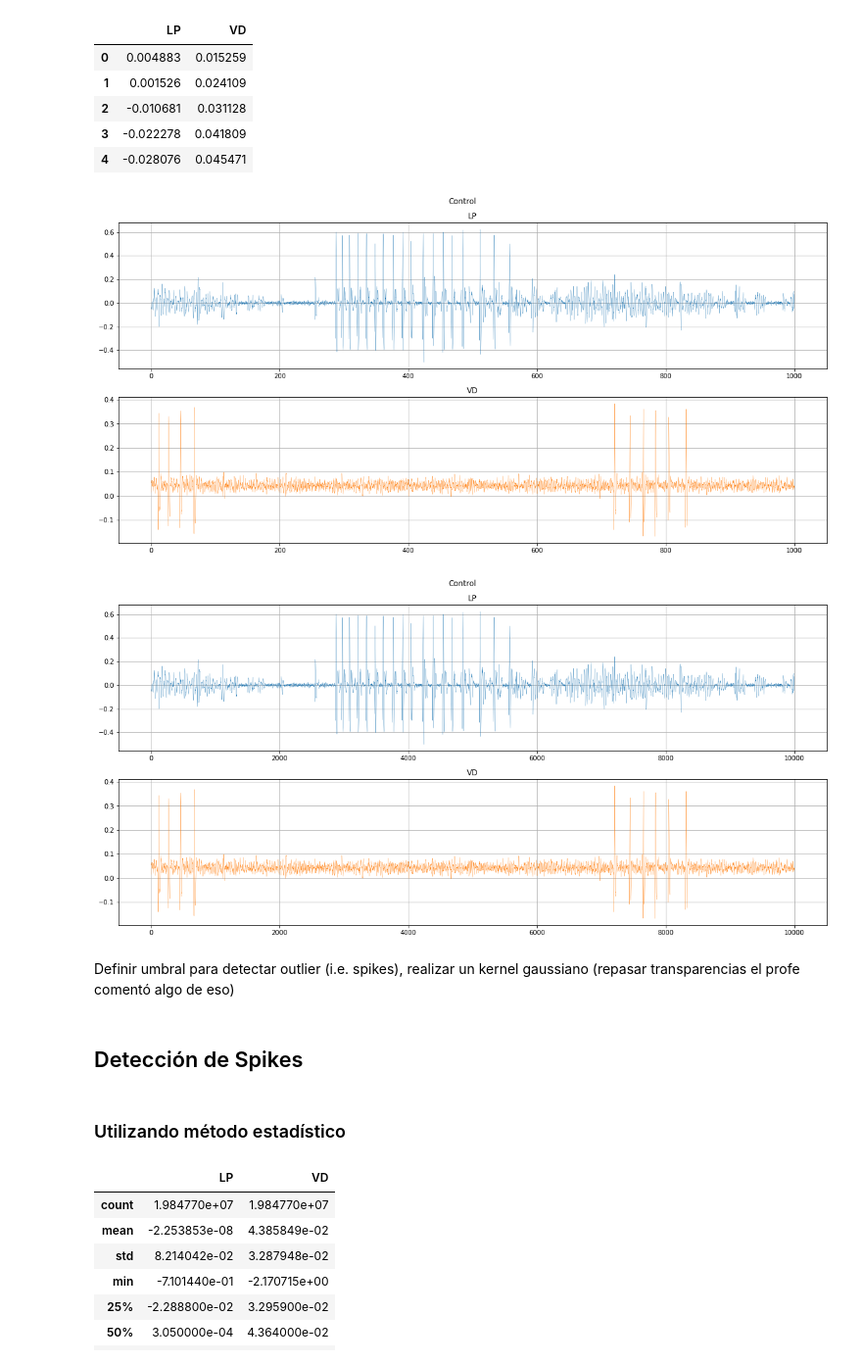
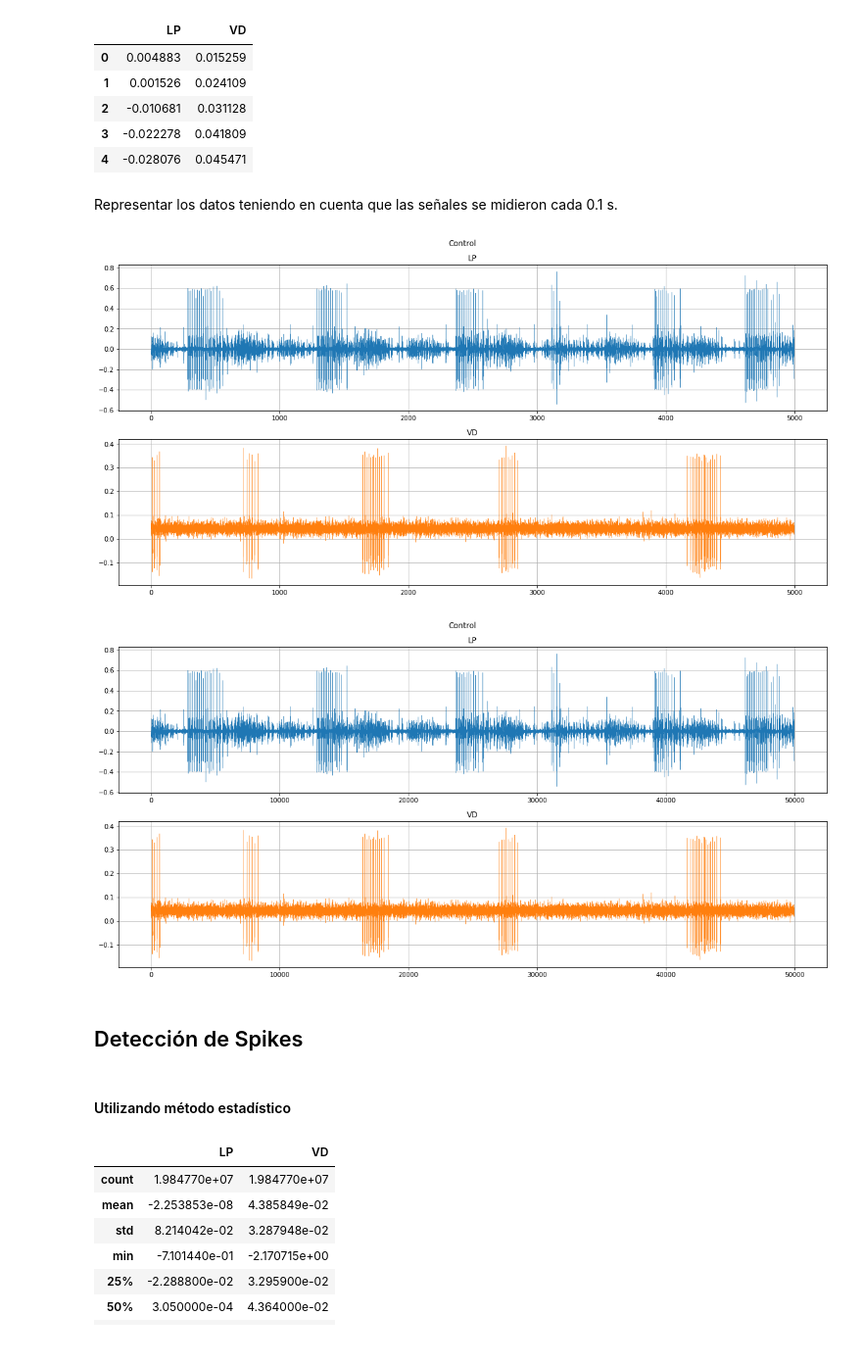
Before and after one commit to glorelvalle/mucd-mg, a Jupyter notebook: ti/analisis_datos.ipynb, the cells around one changed output. Shown at 98% size. Saved outputs shown, nothing was run; the diff lists cells and outputs as text; code cells hidden in the pictures.

```diff
--- a/ti/analisis_datos.ipynb
+++ b/ti/analisis_datos.ipynb
@@ -38,48 +41,48 @@ Number of samples per channel =  19847700
 | 2 | -0.010681 | 0.031128 |
 | 3 | -0.022278 | 0.041809 |
 | 4 | -0.028076 | 0.045471 |
+# %% [markdown]
+Representar los datos teniendo en cuenta que las señales se midieron cada 0.1 s.
 # %%
-n = 10000
+n = 50000
 dt = 0.1
 t = np.arange(0, n*dt, dt)
 fig, (ax1, ax2) = plt.subplots(2, 1)
 fig.set_size_inches(16, 8)
 fig.suptitle('Control')
 
 ax1.grid(True)
-ax1.plot(t,trozoC['LP'].iloc[:n],lw=0.3)
+ax1.plot(t,trozoC['LP'].iloc[:n],lw=0.4)
 ax1.set_title("LP")
 
-ax2.plot(t,trozoC['VD'].iloc[:n],'tab:orange',lw=0.3)
+ax2.plot(t,trozoC['VD'].iloc[:n],'tab:orange',lw=0.4)
 ax2.set_title("VD")
 ax2.grid(True)
 
 fig.tight_layout()
 # %% [output]
-[figure, old version]
+[figure, new version]
 # %%
-
+n = 50000
 fig, (ax1, ax2) = plt.subplots(2, 1)
 fig.set_size_inches(16, 8)
 fig.suptitle('Control')
 
-ax1.plot(trozoC['LP'].iloc[:n],lw=0.3)
+ax1.plot(trozoC['LP'].iloc[:n],lw=0.4)
 ax1.set_title("LP")
 ax1.grid(True)
 
-ax2.plot(trozoC['VD'].iloc[:n],'tab:orange',lw=0.3)
+ax2.plot(trozoC['VD'].iloc[:n],'tab:orange',lw=0.4)
 ax2.set_title("VD")
 ax2.grid(True)
 
 fig.tight_layout()
 # %% [output]
-[figure, old version]
+[figure, new version]
-# %% [markdown]
-Definir umbral para detectar outlier (i.e. spikes), realizar un kernel gaussiano (repasar transparencias el profe comentó algo de eso)
 # %% [markdown]
 ## Detección de Spikes
 # %% [markdown]
-### Utilizando método estadístico
+#### Utilizando método estadístico
 # %%
 trozoC.describe()
 # %% [output]
```
Also changed, not shown: parts of 32 cells of this notebook.
